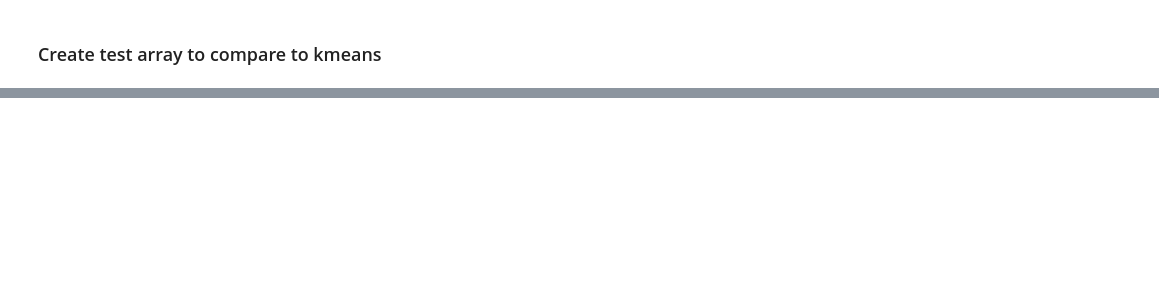
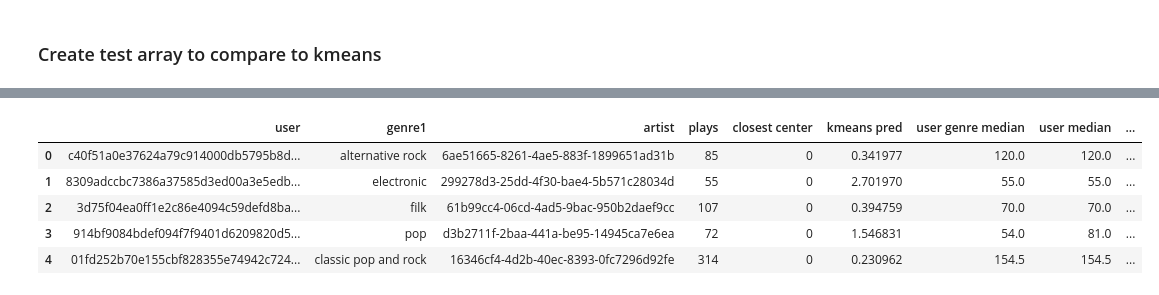
Before and after one commit to twkillian/cs181_practicals, a Jupyter notebook: Practical 3/Tuesday PM Final Modeling.ipynb, the cells around one changed output, grey strips where cells are left out. Drawn from its saved outputs; the diff is of its cells as text; code cells hidden in the pictures; blank space fills up the shorter version.

Commit message:
Kmeans + median means ensemble added

```diff
--- a/Practical 3/Tuesday PM Final Modeling.ipynb
+++ b/Practical 3/Tuesday PM Final Modeling.ipynb
@@ -290,7 +310,7 @@ user_genre_means.head(1)
 # %%
 #pivot training data to have one row per user
 train = train.pivot(index='user',columns='artist',values='plays').reset_index()
-#train = train.fillna(0)
+train = train.fillna(0)
 # %%
 # join profiles and train together
 train.reset_index(inplace=True)
@@ -307,5 +332,6 @@ bigdf.head(1)
 scaler = StandardScaler()
 bigdf_sc = scaler.fit_transform(bigdf)
 # %%
-kmeans = KMeans(init = 'k-means++', n_clusters=50, n_jobs = -1)
+# carry out kmeans
+kmeans = KMeans(init = 'k-means++', n_clusters=50, n_jobs = -1, n_init = 8)
 kmeans.fit(bigdf_sc)
@@ -438,0 +505,9 @@ output_for_kaggle.head()
+# %%
+test.head()
+# %% [output]
+|  | user | genre1 | artist | plays | closest center | kmeans pred | user genre median | user median | ... |
+| 0 | c40f51a0e37624a79c914000db5795b8d... | alternative rock | 6ae51665-8261-4ae5-883f-1899651ad31b | 85 | 0 | 0.341977 | 120.0 | 120.0 | ... |
+| 1 | 8309adccbc7386a37585d3ed00a3e5edb... | electronic | 299278d3-25dd-4f30-bae4-5b571c28034d | 55 | 0 | 2.701970 | 55.0 | 55.0 | ... |
+| 2 | 3d75f04ea0ff1e2c86e4094c59defd8ba... | filk | 61b99cc4-06cd-4ad5-9bac-950b2daef9cc | 107 | 0 | 0.394759 | 70.0 | 70.0 | ... |
+| 3 | 914bf9084bdef094f7f9401d6209820d5... | pop | d3b2711f-2baa-441a-be95-14945ca7e6ea | 72 | 0 | 1.546831 | 54.0 | 81.0 | ... |
+| 4 | 01fd252b70e155cbf828355e74942c724... | classic pop and rock | 16346cf4-4d2b-40ec-8393-0fc7296d92fe | 314 | 0 | 0.230962 | 154.5 | 154.5 | ... |
```
Also changed, not shown: parts of 21 cells of this notebook.
